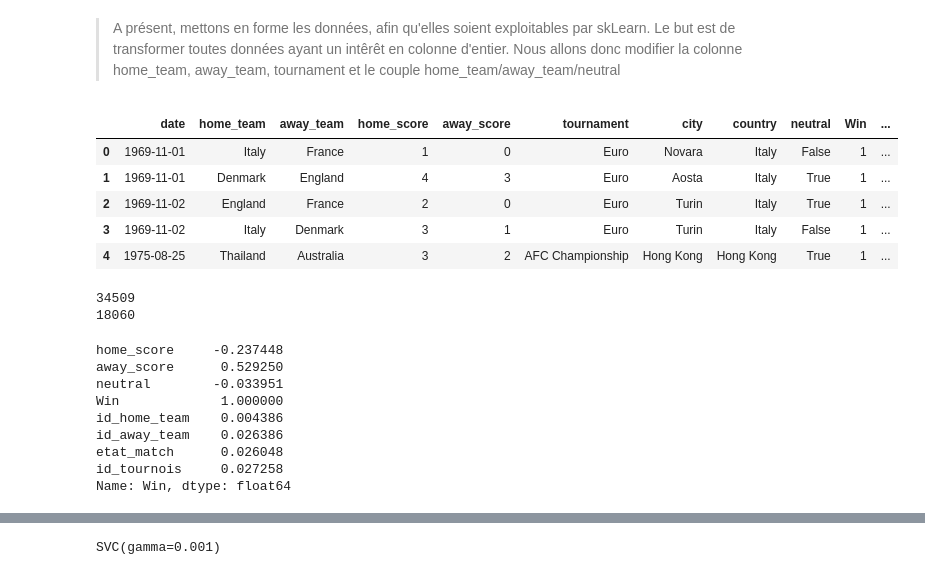
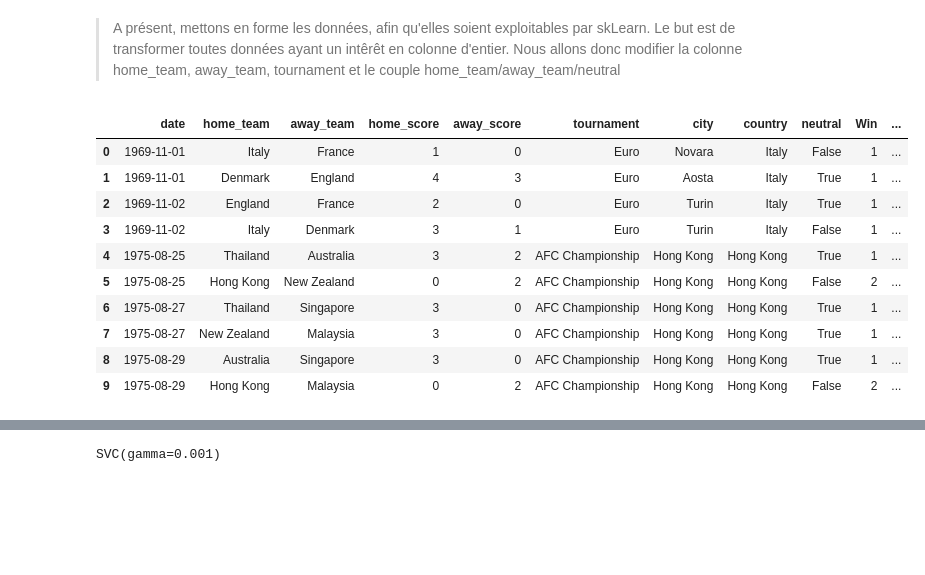
Before and after one commit to Phignis-zz/predict-women-soccer-results, a Jupyter notebook: src/predict_soccer_results.ipynb, the cells around one changed output, grey strips where cells are left out. Cells and saved outputs as stored; diff of their text form; code cells hidden in the pictures; blank space fills up the shorter version.

Commit message:
ajout des étapes de mise en forme des datas dans le compte rendu, modification du nom des variables dans le notebook pour respecter le kamel_case

```diff
--- a/src/predict_soccer_results.ipynb
+++ b/src/predict_soccer_results.ipynb
@@ -51,42 +57,43 @@ for index in data_result_match.index :
 data_result_match['Win'] = data_result_match['Win'].astype(int)
 # %%
 """ On ajoute une colonne id_away_team et id_home_team pour connaitre les équipes ayant joué, sous forme numérique pour traitement"""
-listePays = sorted(list(set(np.concatenate([data_result_match['home_team'], data_result_match['away_team']]))))
+liste_pays = sorted(list(set(np.concatenate([data_result_match['home_team'], data_result_match['away_team']]))))
 """
-listePays contient ici un set de toutes les home_teams et away_teams, de manière unique. On le stocke dans un set, pour garentir l'unicité de chaque équipe dans tout le match
+liste_pays contient ici un ensemble de tout les noms de home_teams et away_teams, de manière unique. On le stocke dans un set,
+pour garentir l'unicité de chaque équipe dans tout le match
 """
 
 for index in data_result_match.index :
-  data_result_match.loc[index, 'id_home_team']= listePays.index(data_result_match.loc[index, 'home_team'])
-  data_result_match.loc[index, 'id_away_team']= listePays.index(data_result_match.loc[index, 'away_team'])
+  data_result_match.loc[index, 'id_home_team']= liste_pays.index(data_result_match.loc[index, 'home_team'])
+  data_result_match.loc[index, 'id_away_team']= liste_pays.index(data_result_match.loc[index, 'away_team'])
 
 data_result_match['id_home_team'] = data_result_match['id_home_team'].astype(int) # pour avoir des entiers, par défaut c'étaient des floats
 data_result_match['id_away_team'] = data_result_match['id_away_team'].astype(int) # pour avoir des entiers, par défaut c'étaient des floats
 # %%
 """
 Actuellement, les prédictions prennent entre autres id_home_team, id_away_team et neutral. Pourtant, en terme de prédiction, un France Italy sur terrain neutre et l'équivalent
-d'un Italy France sur terrain neutre. Pourtant actuellement, nos modèles ne peuvent l'effectuer. Pour éviter cela, le but est de générer un id unique, en fonction de la situation.
+d'un Italy France sur terrain neutre. Pourtant actuellement, nos modèles ne peuvent le prendre en compte. Pour éviter cela, le but est de générer un id unique, en fonction de la situation.
 Les deux situations citées précédemment possèderaient donc le même id, tandis que les mêmes équipes sur terrain non neutre deviendrait un id différent.
 L'implémentation choisie est d'effectuer un dictionnaire, avec pour clé le tuple (id_team_1, id_team_2, terrain_neutre), et en value son id Unique, auto-incrémenté
 """
 
 # on commence par récupéré toute la liste des équipes de notre dataset, pour pouvoir générer tout les tuples possibles, on l'a déjà calculé, c'est listePays
-listeTuple = [0] * pow(len(listePays), 2)
+liste_tuple = [0] * pow(len(liste_pays), 2)
 i = 0
-for tuple1 in listePays:
-  for tuple2 in listePays:
-    listeTuple[i] = (tuple1, tuple2)
+for tuple_1 in liste_pays:
+  for tuple_2 in liste_pays:
+    liste_tuple[i] = (tuple_1, tuple_2)
     i += 1
 # on a généré tout les tuples possibles, y compris les (i, i), les (i, j) et (j, i). On ne veut pas les (i, i), on va directement les supprimer
-listeTuple = [tuple for tuple in listeTuple if tuple[0] != tuple[1]]
+liste_tuple = [tuple_i_j for tuple_i_j in liste_tuple if tuple_i_j[0] != tuple_i_j[1]]
 
 etat_match_id = dict()
 i = 0
 # il reste a les rentrer dans le dictionnaire
-for tuple in listeTuple:
-  etat_match_id[tuple + (True, )] = i
+for current_tuple in liste_tuple:
+  etat_match_id[current_tuple + (True, )] = i
   i += 1
-  etat_match_id[tuple + (False, )] = i
+  etat_match_id[current_tuple + (False, )] = i
   i += 1
 
 # il reste un soucis, on veut que (i, j, true) et (j, i, true) ait le même id, ce qui n'est pas le cas actuellement. Le but est donc de tout bien remettre en place
@@ -101,39 +108,25 @@ for index in data_result_match.index :
   data_result_match.loc[index, 'etat_match'] = etat_match_id[(data_result_match.loc[index, 'home_team'], data_result_match.loc[index, 'away_team'], data_result_match.loc[index, 'neutral'])]
 data_result_match['etat_match'] = data_result_match['etat_match'].astype(int)
 # %%
-""" On ajoute une colonne id_tournois pour connaitre les tournois, sous forme numérique pour traitement"""
+""" On ajoute une colonne id_tournoi pour connaitre les tournois, sous forme numérique pour traitement"""
 
 liste_tournois = sorted(list(pd.unique(data_result_match['tournament'])))
 for index in data_result_match.index :
-  data_result_match.loc[index, 'id_tournois'] = liste_tournois.index(data_result_match.loc[index, 'tournament'])
-data_result_match['id_tournois'] = data_result_match['id_tournois'].astype(int)
+  data_result_match.loc[index, 'id_tournoi'] = liste_tournois.index(data_result_match.loc[index, 'tournament'])
+data_result_match['id_tournoi'] = data_result_match['id_tournoi'].astype(int)
 # %%
-"""On affiche la DataFrame pour savoir à quoi elle ressemble"""
+"""On affiche le DataFrame pour savoir à quoi il ressemble"""
 
-data_result_match.head(5)
+data_result_match.head(10)
 # %% [output]
 |  | date | home_team | away_team | home_score | away_score | tournament | city | country | neutral | Win | ... |
 | 0 | 1969-11-01 | Italy | France | 1 | 0 | Euro | Novara | Italy | False | 1 | ... |
 | 1 | 1969-11-01 | Denmark | England | 4 | 3 | Euro | Aosta | Italy | True | 1 | ... |
 | 2 | 1969-11-02 | England | France | 2 | 0 | Euro | Turin | Italy | True | 1 | ... |
 | 3 | 1969-11-02 | Italy | Denmark | 3 | 1 | Euro | Turin | Italy | False | 1 | ... |
 | 4 | 1975-08-25 | Thailand | Australia | 3 | 2 | AFC Championship | Hong Kong | Hong Kong | True | 1 | ... |
+| 5 | 1975-08-25 | Hong Kong | New Zealand | 0 | 2 | AFC Championship | Hong Kong | Hong Kong | False | 2 | ... |
+| 6 | 1975-08-27 | Thailand | Singapore | 3 | 0 | AFC Championship | Hong Kong | Hong Kong | True | 1 | ... |
+| 7 | 1975-08-27 | New Zealand | Malaysia | 3 | 0 | AFC Championship | Hong Kong | Hong Kong | True | 1 | ... |
+| 8 | 1975-08-29 | Australia | Singapore | 3 | 0 | AFC Championship | Hong Kong | Hong Kong | True | 1 | ... |
+| 9 | 1975-08-29 | Hong Kong | Malaysia | 0 | 2 | AFC Championship | Hong Kong | Hong Kong | False | 2 | ... |
-# %%
-print(etat_match_id["Italy", 'France', False])
-print(etat_match_id["Denmark", 'England', True])
-# %% [output]
-34509
-18060
-# %%
-matriceCorrelation = data_result_match.corr()
-print(matriceCorrelation['Win'])
-# %% [output]
-home_score     -0.237448
-away_score      0.529250
-neutral        -0.033951
-Win             1.000000
-id_home_team    0.004386
-id_away_team    0.026386
-etat_match      0.026048
-id_tournois     0.027258
-Name: Win, dtype: float64
```
Also changed, not shown: parts of 25 cells of this notebook, 1 other file.
